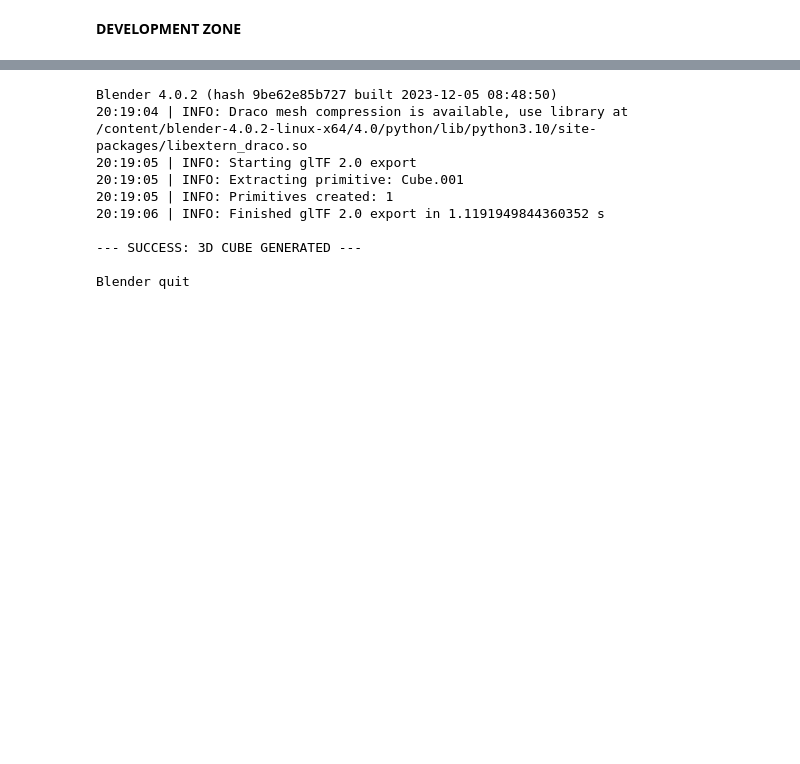
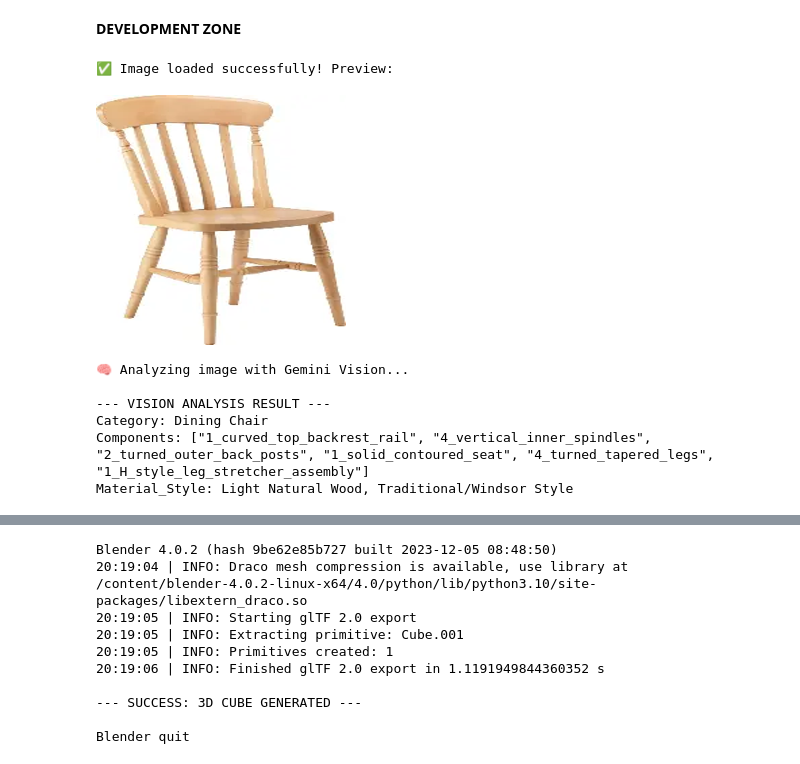
Before and after one commit to Nawaljabeen/M.A.R.S-Metric-Augumented-Retrieval-System-, a Jupyter notebook: notebooks/MARS_pipeline.ipynb, the cells around one changed output, grey strips where cells are left out. Cells and saved outputs as stored; diff of their text form; code cells hidden in the pictures; blank space fills up the shorter version.

```diff
--- a/notebooks/MARS_pipeline.ipynb
+++ b/notebooks/MARS_pipeline.ipynb
@@ -116,2 +121,51 @@ Assistant: Yes, I am ready. I am well-versed in the **`bpy`** (Blender Python AP
 # %% [markdown]
 **DEVELOPMENT ZONE**
+# %%
+import os
+from PIL import Image
+
+# --- 1. LOAD THE IMAGE ---
+# Update this path if you saved your image in a specific subfolder!
+image_path = "/content/drive/MyDrive/MARS/input/Images/chair image.webp"
+
+if not os.path.exists(image_path):
+    print(f"❌ Error: Could not find image at {image_path}. Please check the path.")
+else:
+    test_image = Image.open(image_path)
+    print("✅ Image loaded successfully! Preview:")
+    display(test_image.resize((250, 250))) # Show a small preview in the notebook
+
+    # --- 2. VISION EXTRACTION PROMPT ---
+    print("\n🧠 Analyzing image with Gemini Vision...")
+
+    # We are forcing the AI to output in a structured format so it's easy to code with later
+    vision_prompt = """
+    You are an expert 3D modeling analyst. Look at this furniture piece.
+    Identify its core structural components for a modular 3D builder.
+
+    Output strictly in this format:
+    Category: [E.g., Dining Chair, Coffee Table, Sofa]
+    Components: [List the parts as distinct strings, e.g., "4_cylindrical_legs", "1_square_seat", "1_curved_backrest"]
+    Material_Style: [E.g., Wood, Metal, Fabric]
+    """
+
+    try:
+        # Using the client you initialized in your SETUP zone
+        response = client.models.generate_content(
+            model='gemini-3-flash-preview', # The multimodal model
+            contents=[test_image, vision_prompt]
+        )
+        print("\n--- VISION ANALYSIS RESULT ---")
+        print(response.text)
+
+    except Exception as e:
+        print(f"❌ Vision Analysis Failed. Error: {e}")
+# %% [output]
+✅ Image loaded successfully! Preview:
+[figure, added]
+🧠 Analyzing image with Gemini Vision...
+
+--- VISION ANALYSIS RESULT ---
+Category: Dining Chair
+Components: ["1_curved_top_backrest_rail", "4_vertical_inner_spindles", "2_turned_outer_back_posts", "1_solid_contoured_seat", "4_turned_tapered_legs", "1_H_style_leg_stretcher_assembly"]
+Material_Style: Light Natural Wood, Traditional/Windsor Style
```
Also changed, not shown: parts of 6 cells of this notebook.
